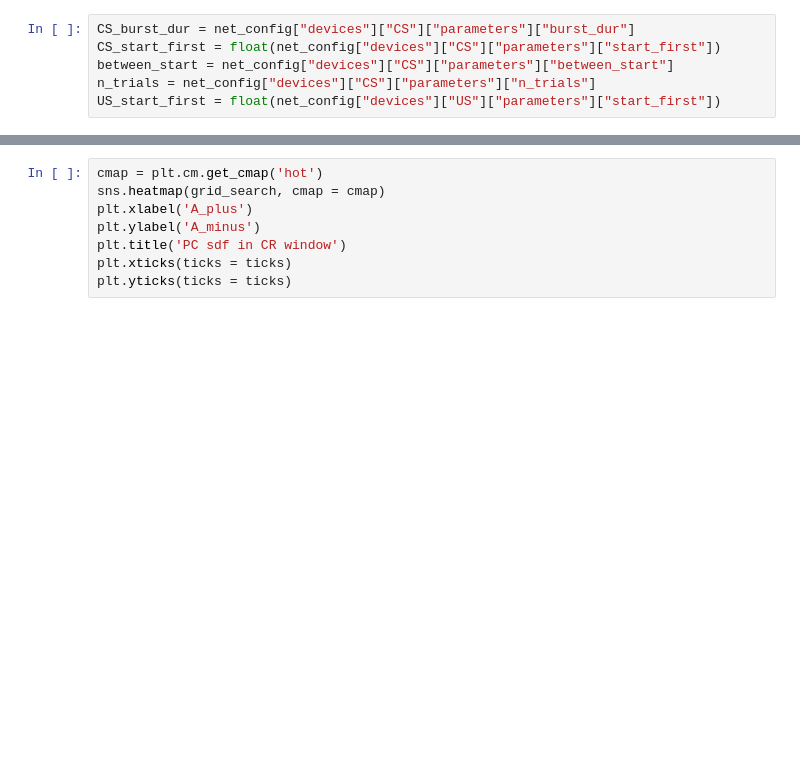
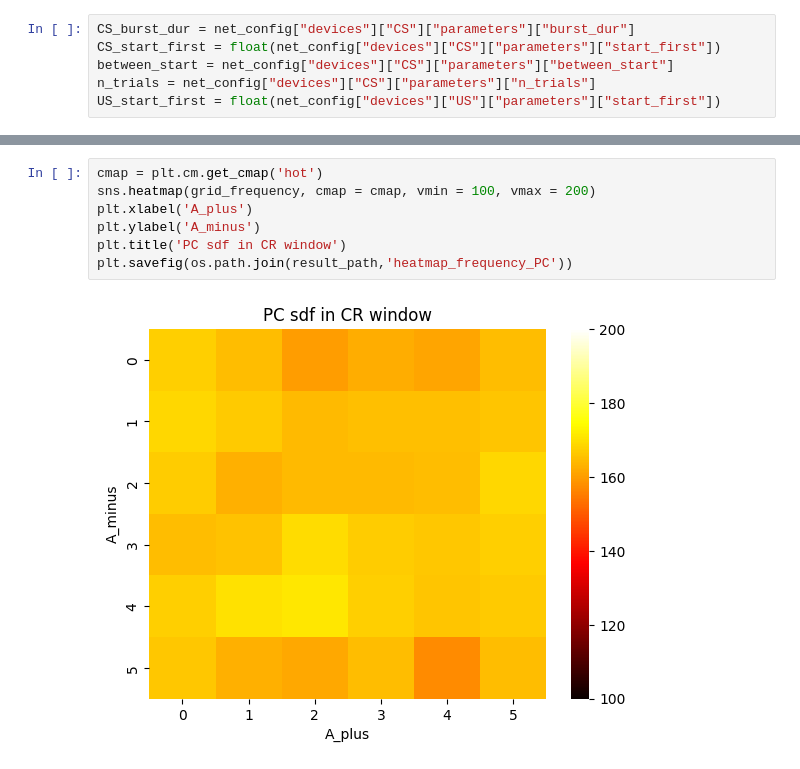
Before and after one commit to alessandratrapani/NODS, a Jupyter notebook: grid_search_Aplus_Aminus/heatmap.ipynb, the cells around one changed output, grey strips where cells are left out. Saved outputs shown, nothing was run; the diff lists cells and outputs as text; blank space fills up the shorter version.

```diff
--- a/grid_search_Aplus_Aminus/heatmap.ipynb
+++ b/grid_search_Aplus_Aminus/heatmap.ipynb
@@ -78,10 +174,11 @@ plt.yticks(ticks = ticks)
 # %%
 cmap = plt.cm.get_cmap('hot')
-sns.heatmap(grid_search, cmap = cmap)
+sns.heatmap(grid_frequency, cmap = cmap, vmin = 100, vmax = 200)
 plt.xlabel('A_plus')
 plt.ylabel('A_minus')
 plt.title('PC sdf in CR window')
-plt.xticks(ticks = ticks)
-plt.yticks(ticks = ticks)
+plt.savefig(os.path.join(result_path,'heatmap_frequency_PC'))
+# %% [output]
+[figure, added]
 # %%
 cmap = plt.cm.get_cmap('summer')
```
Also changed, not shown: parts of 16 cells of this notebook, 2 other files.
